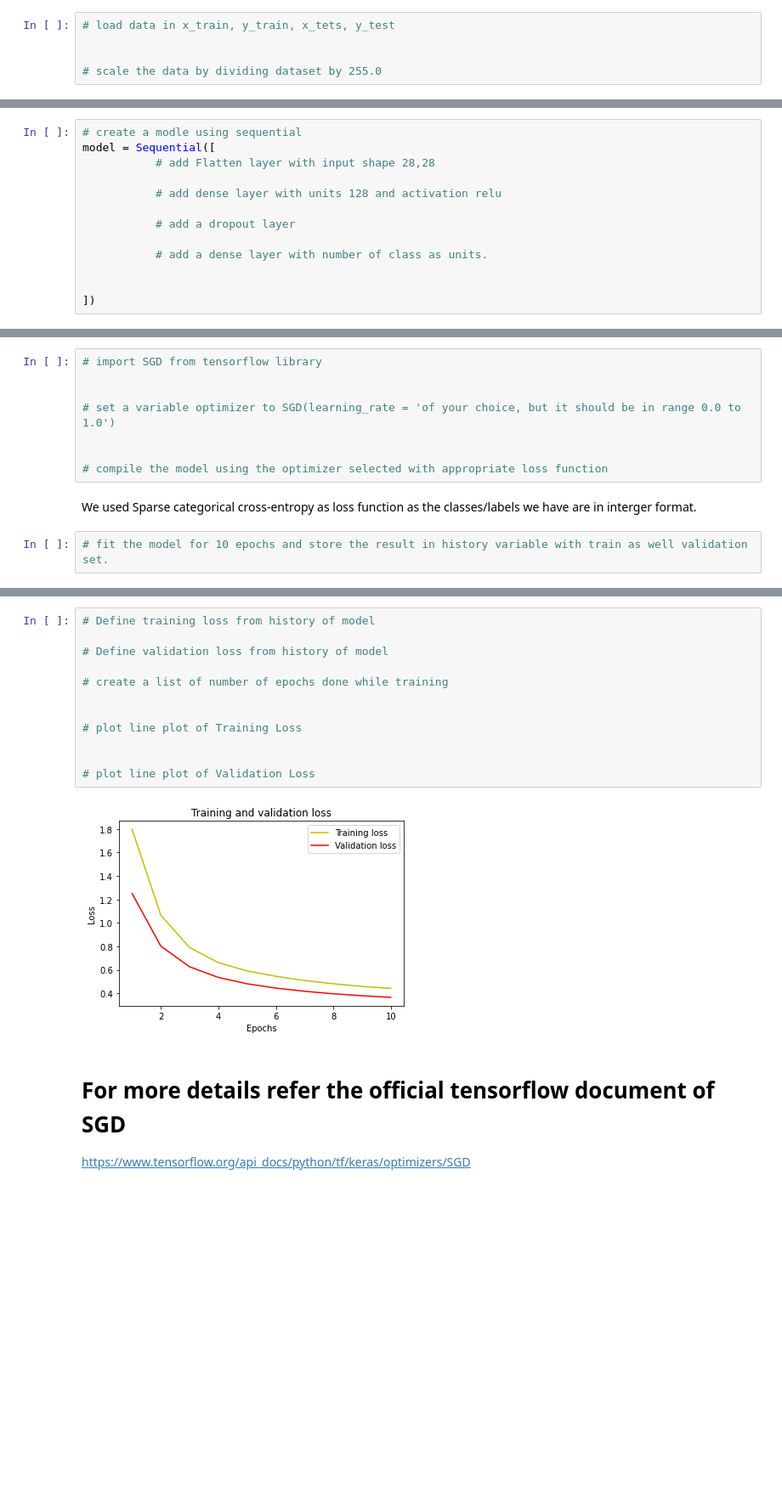
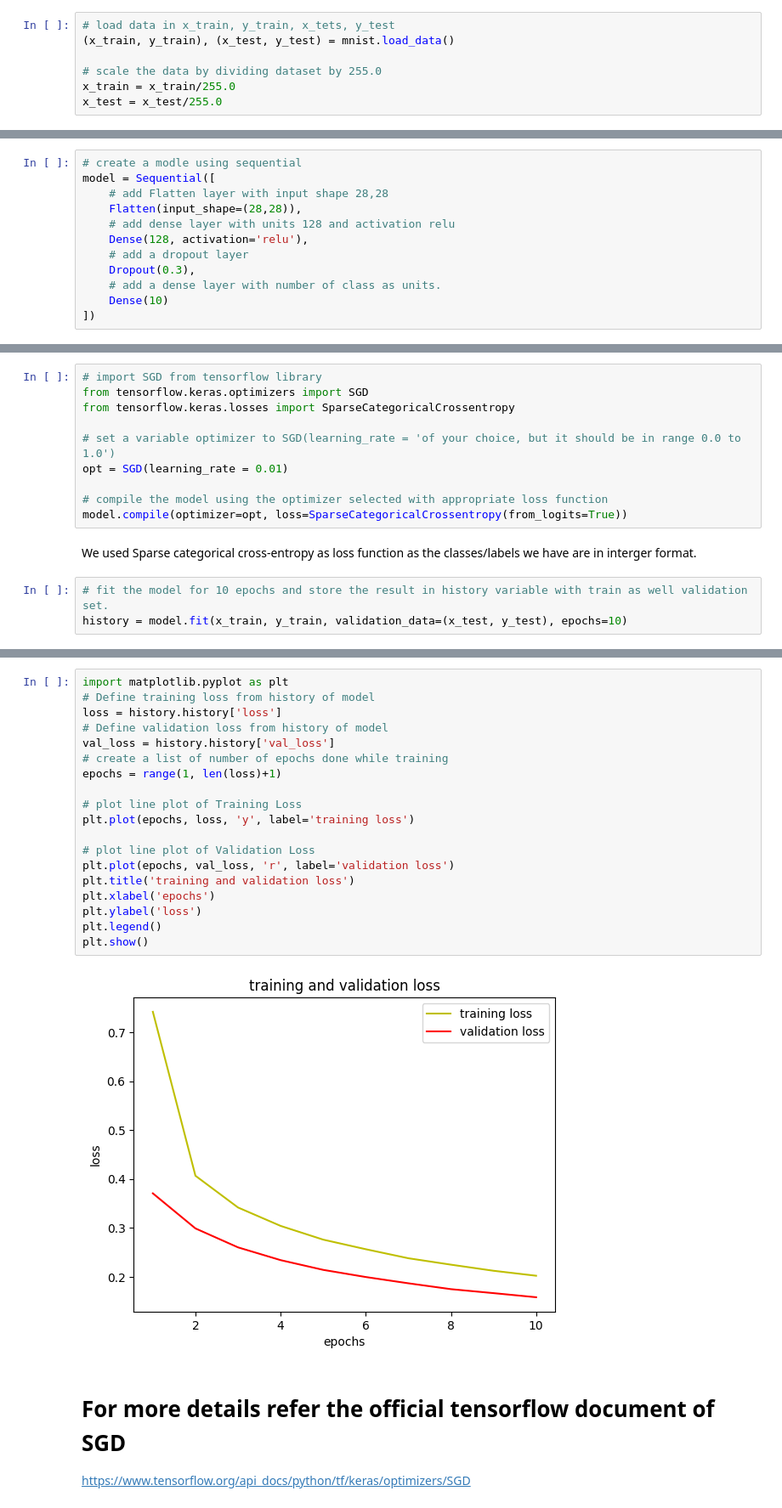
Before and after one commit to AbhisekBag/CloudyML, a Jupyter notebook: Deep Learning/ANN/Neural Network Module1.6.ipynb, the cells around one changed output, grey strips where cells are left out. Shown: that part at 85% size. Cells and saved outputs as stored; diff of their text form; blank space fills up the shorter version.

Commit message:
optimizers added

```diff
--- a/Deep Learning/ANN/Neural Network Module1.6.ipynb
+++ b/Deep Learning/ANN/Neural Network Module1.6.ipynb
@@ -30,22 +33,23 @@
 # %%
 # load data in x_train, y_train, x_tets, y_test
-
+(x_train, y_train), (x_test, y_test) = mnist.load_data()
 
 # scale the data by dividing dataset by 255.0
+x_train = x_train/255.0
+x_test = x_test/255.0
 # %% [markdown]
 # Building model
 # %%
 # create a modle using sequential
 model = Sequential([
-           # add Flatten layer with input shape 28,28
-
-           # add dense layer with units 128 and activation relu
-
-           # add a dropout layer
-
-           # add a dense layer with number of class as units.
-
-
+    # add Flatten layer with input shape 28,28
+    Flatten(input_shape=(28,28)),
+    # add dense layer with units 128 and activation relu
+    Dense(128, activation='relu'),
+    # add a dropout layer
+    Dropout(0.3),
+    # add a dense layer with number of class as units.
+    Dense(10)
 ])
 # %%
 # print model summary
@@ -128,15 +133,18 @@ Frequently updates the model hence take less time to converge.
 Requires less memory usage as there is no need to store values of loss functions.
 # %%
 # import SGD from tensorflow library
-
+from tensorflow.keras.optimizers import SGD
+from tensorflow.keras.losses import SparseCategoricalCrossentropy
 
 # set a variable optimizer to SGD(learning_rate = 'of your choice, but it should be in range 0.0 to 1.0')
-
+opt = SGD(learning_rate = 0.01)
 
 # compile the model using the optimizer selected with appropriate loss function
+model.compile(optimizer=opt, loss=SparseCategoricalCrossentropy(from_logits=True))
 # %% [markdown]
 We used Sparse categorical cross-entropy as loss function as the classes/labels we have are in interger format.
 # %%
 # fit the model for 10 epochs and store the result in history variable with train as well validation set.
+history = model.fit(x_train, y_train, validation_data=(x_test, y_test), epochs=10)
 # %% [output]
 Epoch 1/10
@@ -162,17 +170,24 @@ Epoch 10/10
 # %%
+import matplotlib.pyplot as plt
 # Define training loss from history of model
-
+loss = history.history['loss']
 # Define validation loss from history of model
-
+val_loss = history.history['val_loss']
 # create a list of number of epochs done while training
-
+epochs = range(1, len(loss)+1)
 
 # plot line plot of Training Loss
-
+plt.plot(epochs, loss, 'y', label='training loss')
 
 # plot line plot of Validation Loss
+plt.plot(epochs, val_loss, 'r', label='validation loss')
+plt.title('training and validation loss')
+plt.xlabel('epochs')
+plt.ylabel('loss')
+plt.legend()
+plt.show()
 # %% [output]
-[figure, old version]
+[figure, new version]
 # %% [markdown]
 # For more details refer the official tensorflow document of SGD
 
```
Also changed, not shown: parts of 33 cells of this notebook, 5 other files.
